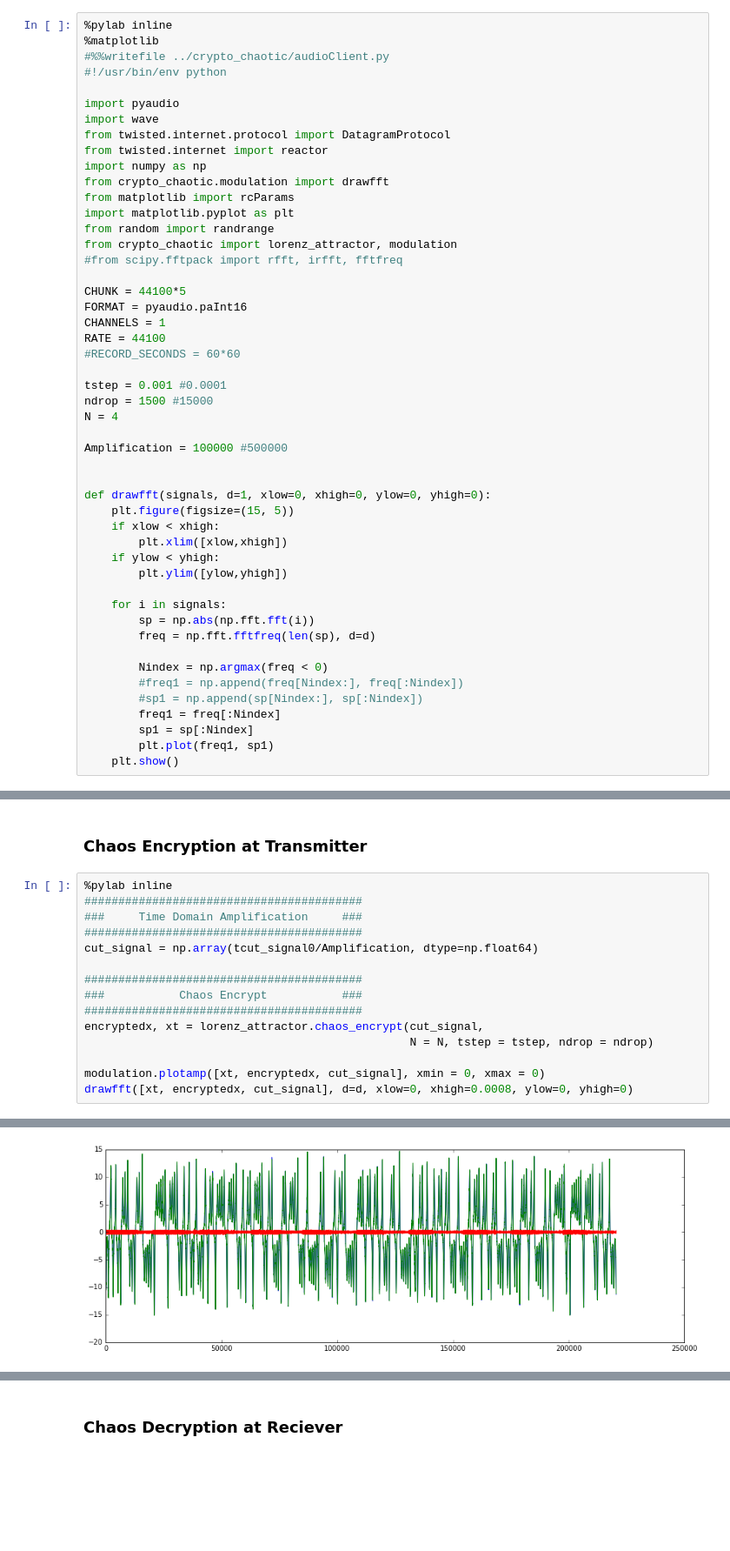
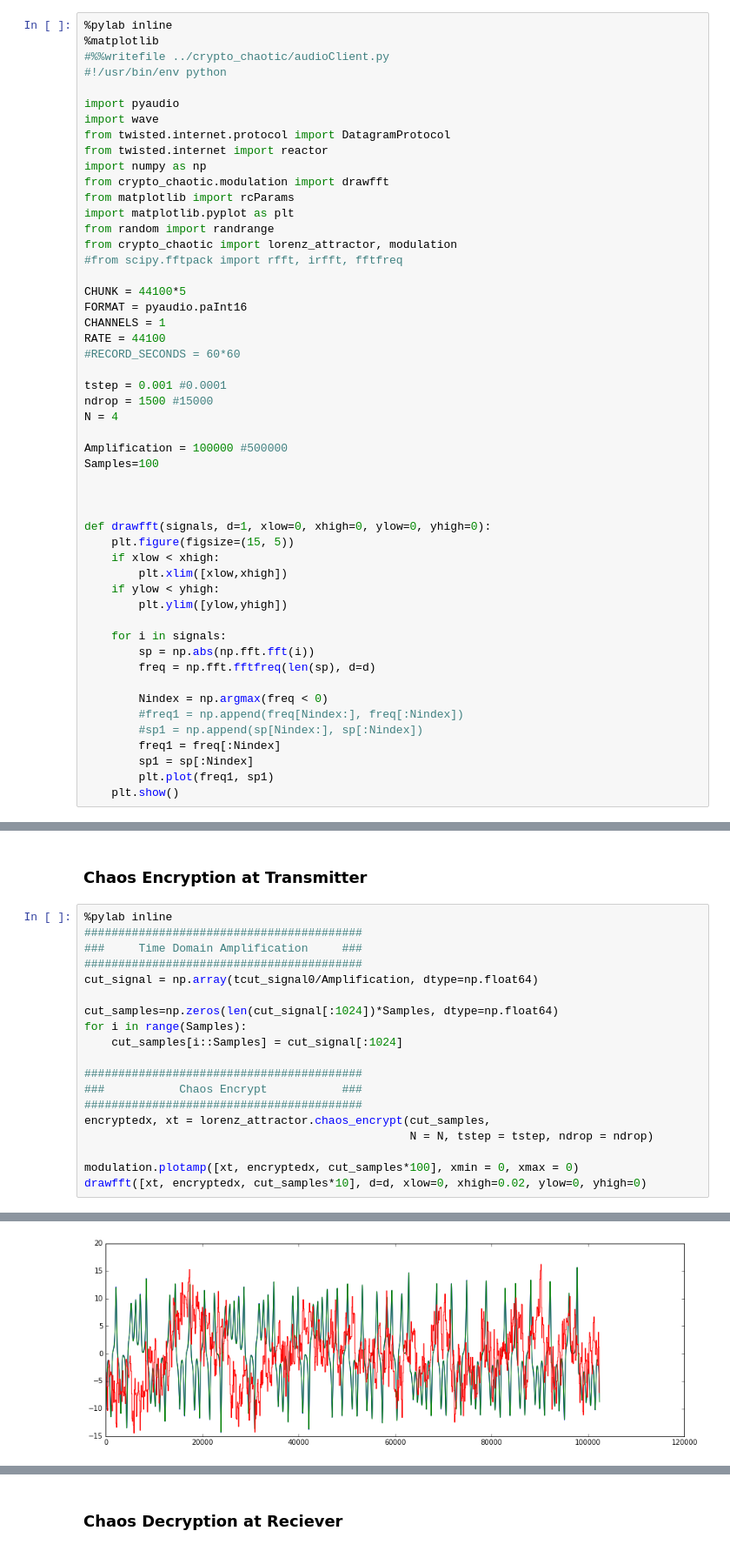
Before and after one commit to abhisheietk/crypto-chaotic, a Jupyter notebook: doc/demo.ipynb, the cells around one changed output, grey strips where cells are left out. Shown at 87% size. Saved outputs shown, nothing was run; the diff lists cells and outputs as text; blank space fills up the shorter version.

```diff
--- a/doc/demo.ipynb
+++ b/doc/demo.ipynb
@@ -29,6 +29,8 @@ ndrop = 1500 #15000
 N = 4
 
 Amplification = 100000 #500000
+Samples=100
+
 
 
 def drawfft(signals, d=1, xlow=0, xhigh=0, ylow=0, yhigh=0):
@@ -99,19 +101,23 @@ tcut_signal0 = irfft(cut_f_signal)
 # %%
 %pylab inline
 #########################################
 ###     Time Domain Amplification     ###
 #########################################
 cut_signal = np.array(tcut_signal0/Amplification, dtype=np.float64)
 
+cut_samples=np.zeros(len(cut_signal[:1024])*Samples, dtype=np.float64)
+for i in range(Samples):
+    cut_samples[i::Samples] = cut_signal[:1024]
+
 #########################################
 ###           Chaos Encrypt           ###
 #########################################
-encryptedx, xt = lorenz_attractor.chaos_encrypt(cut_signal,
+encryptedx, xt = lorenz_attractor.chaos_encrypt(cut_samples,
                                                 N = N, tstep = tstep, ndrop = ndrop)
 
-modulation.plotamp([xt, encryptedx, cut_signal], xmin = 0, xmax = 0)
-drawfft([xt, encryptedx, cut_signal], d=d, xlow=0, xhigh=0.0008, ylow=0, yhigh=0)
+modulation.plotamp([xt, encryptedx, cut_samples*100], xmin = 0, xmax = 0)
+drawfft([xt, encryptedx, cut_samples*10], d=d, xlow=0, xhigh=0.02, ylow=0, yhigh=0)
 # %% [output]
 Populating the interactive namespace from numpy and matplotlib
 0 -1
-[figure, old version]
+[figure, new version]
```
Also changed, not shown: parts of 4 cells of this notebook.
